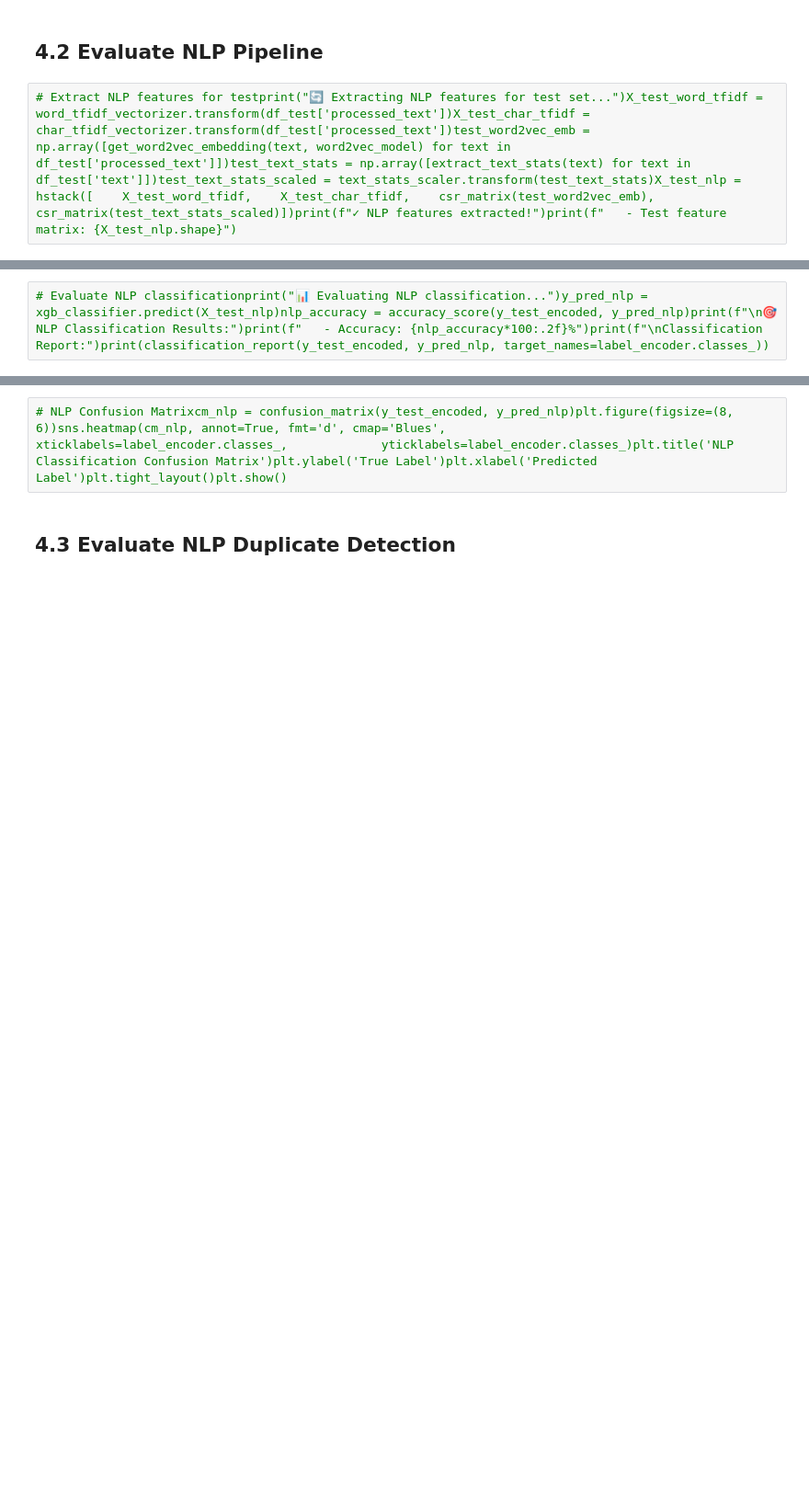
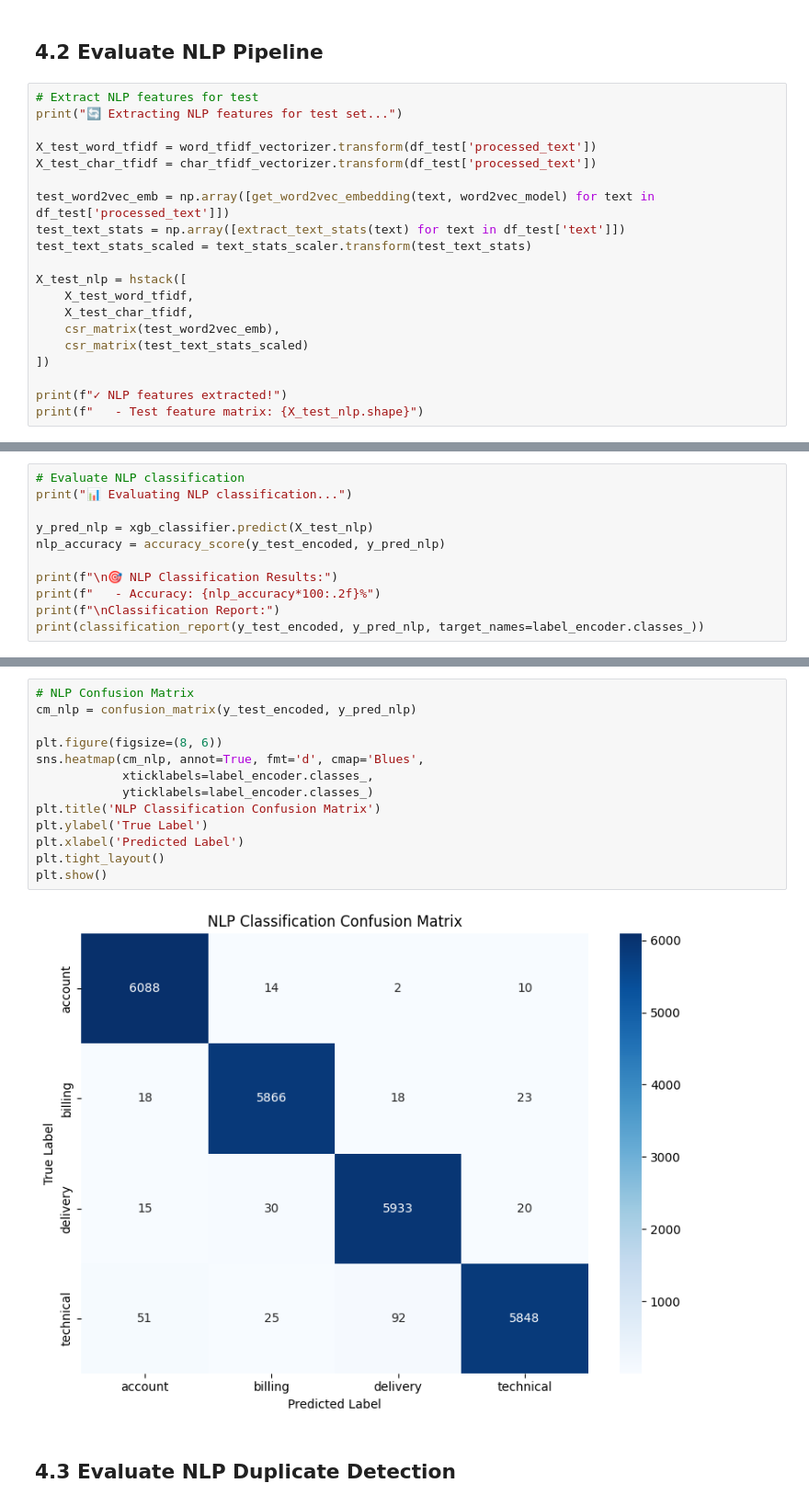
Before and after one commit to POPPz07/Miniprojects, a Jupyter notebook: NLP_DL/notebooks/complete_training_pipeline.ipynb, the cells around one changed output, grey strips where cells are left out. Shown at 92% size. Cells and saved outputs as stored; diff of their text form; blank space fills up the shorter version.

```diff
--- a/NLP_DL/notebooks/complete_training_pipeline.ipynb
+++ b/NLP_DL/notebooks/complete_training_pipeline.ipynb
@@ -103,4 +826,22 @@
 # %% [markdown]
 ## 4.2 Evaluate NLP Pipeline
 # %%
-# Extract NLP features for testprint("🔄 Extracting NLP features for test set...")X_test_word_tfidf = word_tfidf_vectorizer.transform(df_test['processed_text'])X_test_char_tfidf = char_tfidf_vectorizer.transform(df_test['processed_text'])test_word2vec_emb = np.array([get_word2vec_embedding(text, word2vec_model) for text in df_test['processed_text']])test_text_stats = np.array([extract_text_stats(text) for text in df_test['text']])test_text_stats_scaled = text_stats_scaler.transform(test_text_stats)X_test_nlp = hstack([    X_test_word_tfidf,    X_test_char_tfidf,    csr_matrix(test_word2vec_emb),    csr_matrix(test_text_stats_scaled)])print(f"✓ NLP features extracted!")print(f"   - Test feature matrix: {X_test_nlp.shape}")
+# Extract NLP features for test
+print("🔄 Extracting NLP features for test set...")
+
+X_test_word_tfidf = word_tfidf_vectorizer.transform(df_test['processed_text'])
+X_test_char_tfidf = char_tfidf_vectorizer.transform(df_test['processed_text'])
+
+test_word2vec_emb = np.array([get_word2vec_embedding(text, word2vec_model) for text in df_test['processed_text']])
+test_text_stats = np.array([extract_text_stats(text) for text in df_test['text']])
+test_text_stats_scaled = text_stats_scaler.transform(test_text_stats)
+
+X_test_nlp = hstack([
+    X_test_word_tfidf,
+    X_test_char_tfidf,
+    csr_matrix(test_word2vec_emb),
+    csr_matrix(test_text_stats_scaled)
+])
+
+print(f"✓ NLP features extracted!")
+print(f"   - Test feature matrix: {X_test_nlp.shape}")
@@ -107,2 +852,11 @@
 # %%
-# Evaluate NLP classificationprint("📊 Evaluating NLP classification...")y_pred_nlp = xgb_classifier.predict(X_test_nlp)nlp_accuracy = accuracy_score(y_test_encoded, y_pred_nlp)print(f"\n🎯 NLP Classification Results:")print(f"   - Accuracy: {nlp_accuracy*100:.2f}%")print(f"\nClassification Report:")print(classification_report(y_test_encoded, y_pred_nlp, target_names=label_encoder.classes_))
+# Evaluate NLP classification
+print("📊 Evaluating NLP classification...")
+
+y_pred_nlp = xgb_classifier.predict(X_test_nlp)
+nlp_accuracy = accuracy_score(y_test_encoded, y_pred_nlp)
+
+print(f"\n🎯 NLP Classification Results:")
+print(f"   - Accuracy: {nlp_accuracy*100:.2f}%")
+print(f"\nClassification Report:")
+print(classification_report(y_test_encoded, y_pred_nlp, target_names=label_encoder.classes_))
@@ -109,5 +880,18 @@
 # %%
-# NLP Confusion Matrixcm_nlp = confusion_matrix(y_test_encoded, y_pred_nlp)plt.figure(figsize=(8, 6))sns.heatmap(cm_nlp, annot=True, fmt='d', cmap='Blues',             xticklabels=label_encoder.classes_,             yticklabels=label_encoder.classes_)plt.title('NLP Classification Confusion Matrix')plt.ylabel('True Label')plt.xlabel('Predicted Label')plt.tight_layout()plt.show()
+# NLP Confusion Matrix
+cm_nlp = confusion_matrix(y_test_encoded, y_pred_nlp)
+
+plt.figure(figsize=(8, 6))
+sns.heatmap(cm_nlp, annot=True, fmt='d', cmap='Blues',
+            xticklabels=label_encoder.classes_,
+            yticklabels=label_encoder.classes_)
+plt.title('NLP Classification Confusion Matrix')
+plt.ylabel('True Label')
+plt.xlabel('Predicted Label')
+plt.tight_layout()
+plt.show()
+# %% [output]
+[figure, added]
 # %% [markdown]
 ## 4.3 Evaluate NLP Duplicate Detection
 # %%
```
Also changed, not shown: parts of 41 cells of this notebook, 43 other files.
